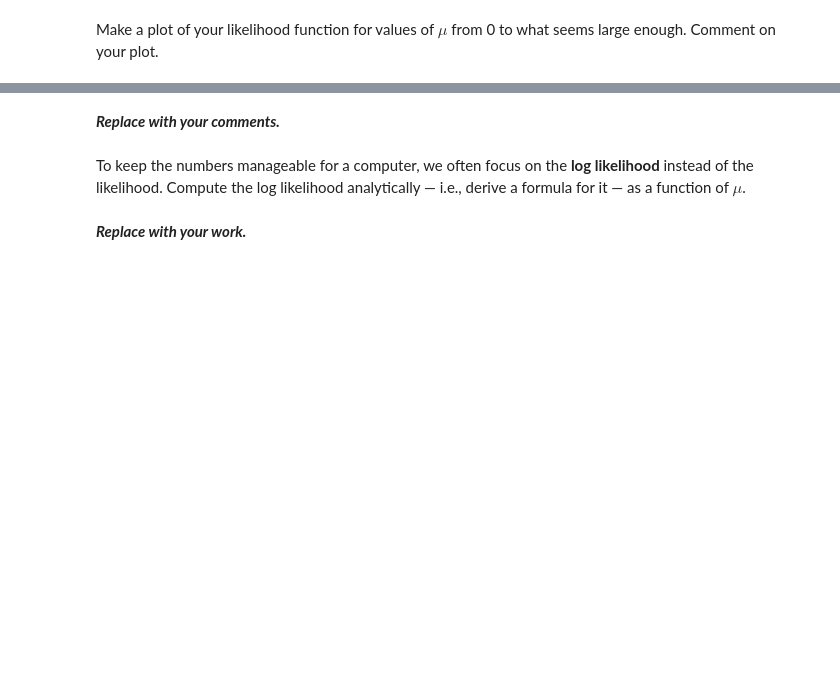
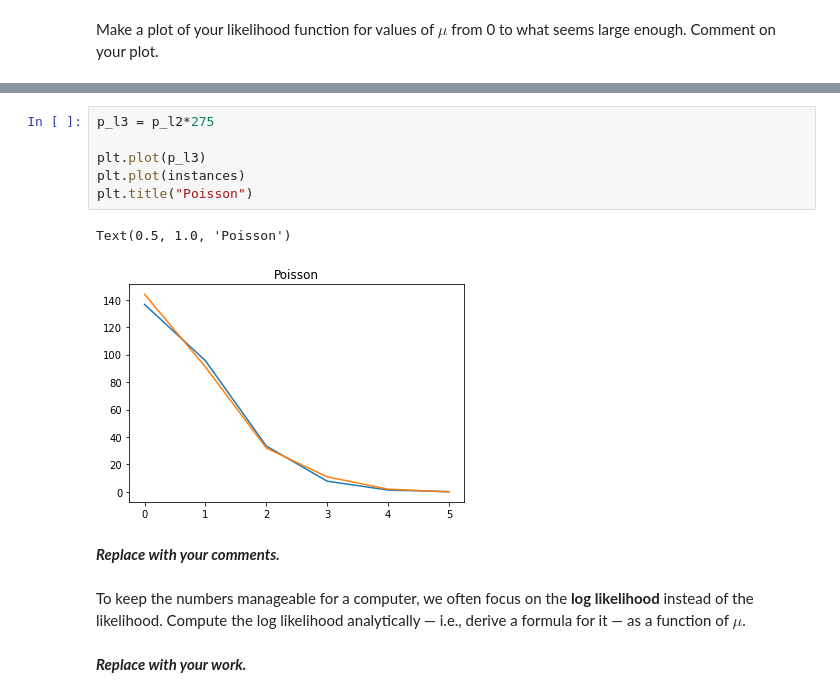
Before and after one commit to HWolf08/biophysics, a Jupyter notebook: week-06/problem-7.3.ipynb, the cells around one changed output, grey strips where cells are left out. Drawn from its saved outputs; the diff is of its cells as text; blank space fills up the shorter version.

```diff
--- a/week-06/problem-7.3.ipynb
+++ b/week-06/problem-7.3.ipynb
@@ -39,3 +53,12 @@ plt.plot(instances)
+# %%
+p_l3 = p_l2*275
+
+plt.plot(p_l3)
+plt.plot(instances)
+plt.title("Poisson")
+# %% [output]
+Text(0.5, 1.0, 'Poisson')
+[figure, added]
 # %% [markdown]
 ***Replace with your comments.***
 # %% [markdown]
```
Also changed, not shown: parts of 235 cells of this notebook, 1 other file.
